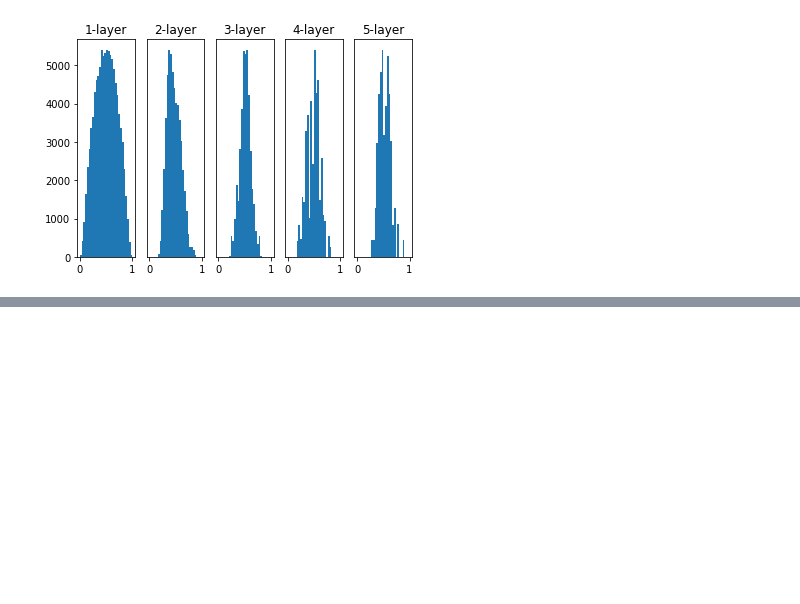
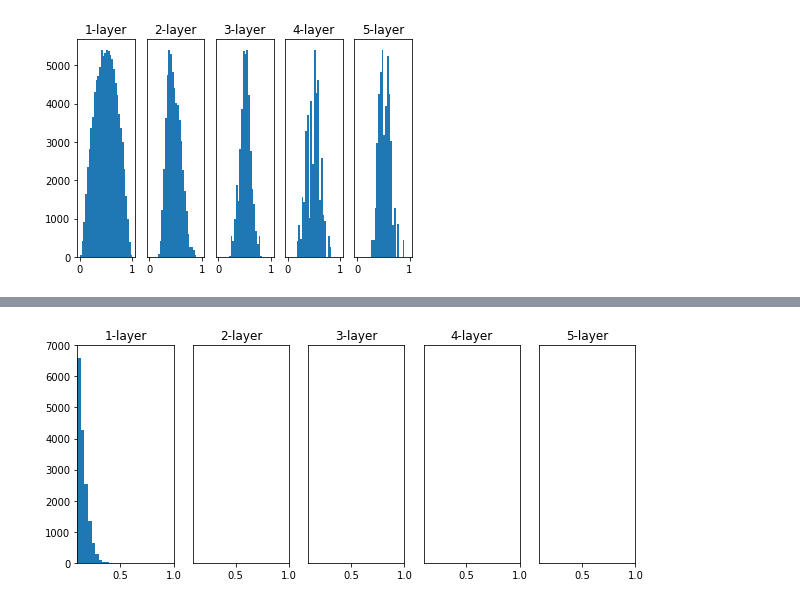
Before and after one commit to kamujun/exercise_of_deep_larning_from_scratch, a Jupyter notebook: notebooks/section6.ipynb, the cells around one changed output, grey strips where cells are left out. Saved outputs shown, nothing was run; the diff lists cells and outputs as text; code cells hidden in the pictures; blank space fills up the shorter version.

```diff
--- a/notebooks/section6.ipynb
+++ b/notebooks/section6.ipynb
@@ -498,0 +505,80 @@ plt.show()
+# %%
+import numpy as np
+import matplotlib.pyplot as plt
+
+def sigmoid(x):
+    return 1 / (1 + np.exp(-x))
+
+def ReLU(x):
+    return np.maximum(0, x)
+
+def tanh(x):
+    return np.tanh(x)
+
+input_data = np.random.randn(1000, 100)  # 1000個のデータ
+node_num = 100  # 各隠れ層のノード（ニューロン）の数
+hidden_layer_size = 5  # 隠れ層が5層
+
+activations001 = {}  # ここにアクティベーションの結果を格納する
+activationsxa = {}  # ここにアクティベーションの結果を格納する
+activationshe = {}  # ここにアクティベーションの結果を格納する
+
+x001 = input_data
+xxa = input_data
+xhe = input_data
+
+for i in range(hidden_layer_size):
+    if i != 0:
+        x001 = activations001[i-1]
+        xxa = activationsxa[i-1]
+        xhe = activationshe[i-1]
+
+    # 初期値の値をいろいろ変えて実験しよう！
+    w001 = np.random.randn(node_num, node_num) * 0.01
+    wxa = np.random.randn(node_num, node_num) * np.sqrt(1.0 / node_num)
+    whe = np.random.randn(node_num, node_num) * np.sqrt(2.0 / node_num)
+
+    a001 = np.dot(x001, w001)
+    axa = np.dot(xxa, wxa)
+    ahe = np.dot(xhe, whe)
+
+    z001 = ReLU(a001)
+    zxa = ReLU(axa)
+    zhe = ReLU(ahe)
+
+    activations001[i] = z001
+    activationsxa[i] = zxa
+    activationshe[i] = zhe
+
+# ヒストグラムを描画(標準偏差0.01)
+for i, a in activations001.items():
+    plt.subplot(1, len(activations), i+1)
+    plt.title(str(i+1) + "-layer")
+    if i != 0: plt.yticks([], [])
+    plt.xlim(0.1, 1)
+    plt.ylim(0, 7000)
+    plt.hist(a.flatten(), 30, range=(0,1))
+plt.show()
+
+
+# ヒストグラムを描画(Xavier)
+for i, a in activationsxa.items():
+    plt.subplot(1, len(activations), i+1)
+    plt.title(str(i+1) + "-layer")
+    if i != 0: plt.yticks([], [])
+    plt.xlim(0.1, 1)
+    plt.ylim(0, 7000)
+    plt.hist(a.flatten(), 30, range=(0,1))
+plt.show()
+
+# ヒストグラムを描画(He)
+for i, a in activationshe.items():
+    plt.subplot(1, len(activations), i+1)
+    plt.title(str(i+1) + "-layer")
+    if i != 0: plt.yticks([], [])
+    plt.xlim(0.1, 1)
+    plt.ylim(0, 7000)
+    plt.hist(a.flatten(), 30, range=(0,1))
+plt.show()
+# %% [output]
+[figure, added]
```
Also changed, not shown: parts of 14 cells of this notebook, 1 other file.
